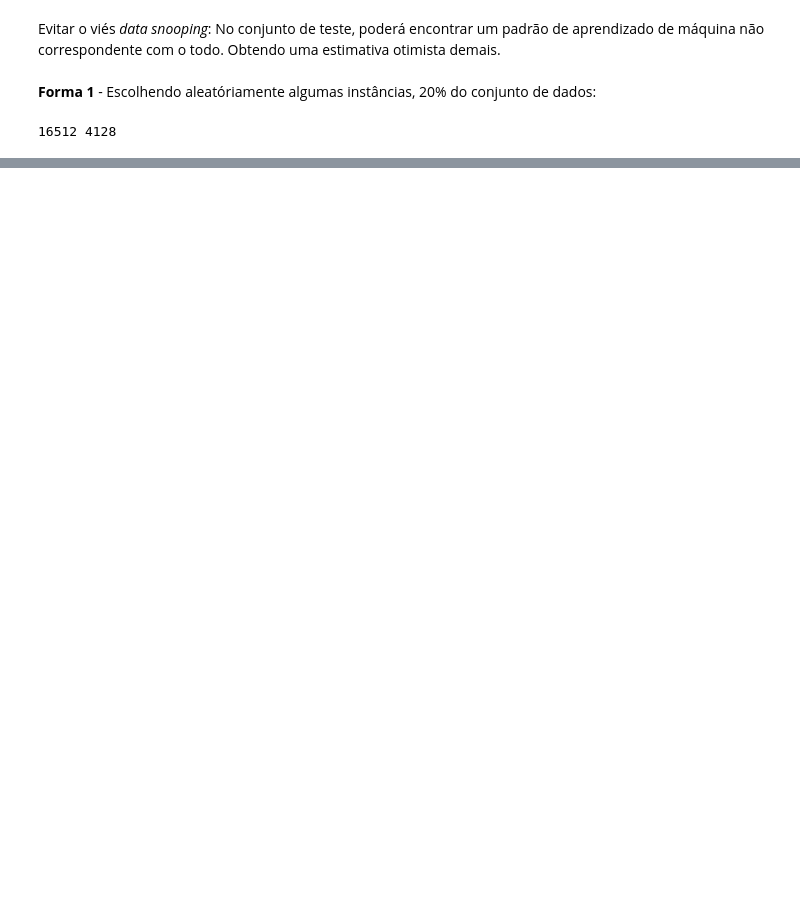
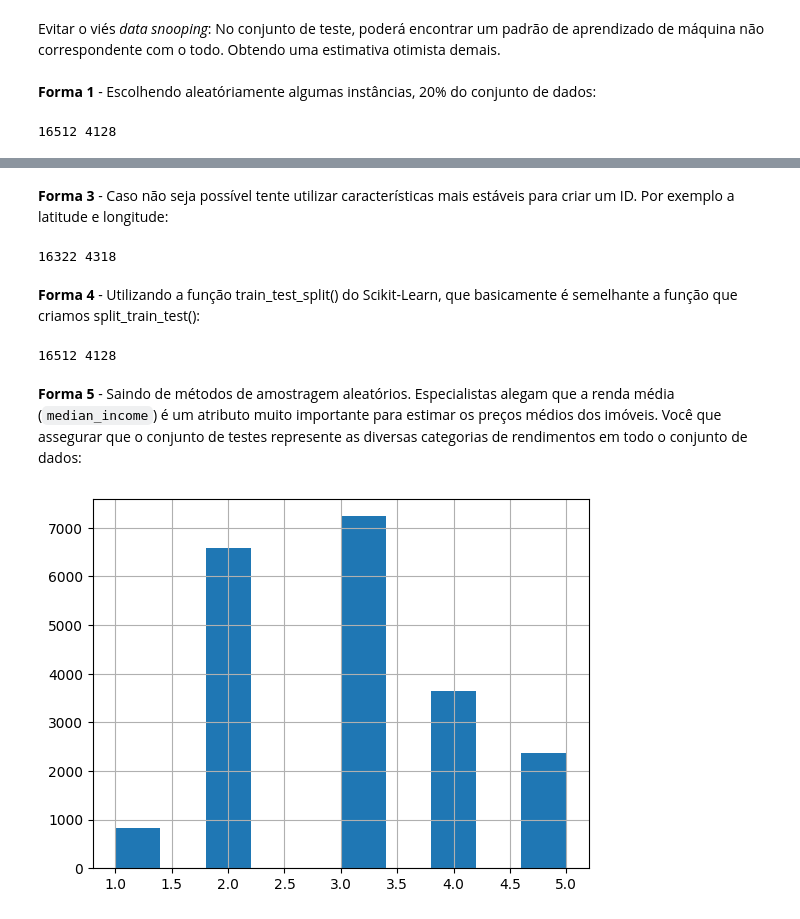
Before and after one commit to ThiagoSegato/livro-apredizado-de-maquina-scikit-learn-keras-tensorflow, a Jupyter notebook: chapter02.ipynb, the cells around one changed output, grey strips where cells are left out. Drawn from its saved outputs; the diff is of its cells as text; code cells hidden in the pictures; blank space fills up the shorter version.

```diff
--- a/chapter02.ipynb
+++ b/chapter02.ipynb
@@ -111,0 +133,25 @@ Name: count, dtype: int64
+# %% [markdown]
+<b>Forma 3</b> - Caso não seja possível tente utilizar características mais estáveis para criar um ID. Por exemplo a latitude e longitude:
+# %%
+housing_with_id['id'] = housing['longitude'] * 1000 + housing['latitude']
+train_set, test_set = split_train_test_by_id(housing_with_id, id_column='id')
+print(len(train_set), len(test_set))
+# %% [output]
+16322 4318
+# %% [markdown]
+<b>Forma 4</b> - Utilizando a função train_test_split() do Scikit-Learn, que basicamente é semelhante a função que criamos split_train_test():
+# %%
+train_set, test_set = train_test_split(housing, test_size=0.2, random_state=42)
+print(len(train_set), len(test_set))
+# %% [output]
+16512 4128
+# %% [markdown]
+<b>Forma 5</b> - Saindo de métodos de amostragem aleatórios. Especialistas alegam que a renda média (`median_income`) é um atributo muito importante para estimar os preços médios dos imóveis. Você que assegurar que o conjunto de testes represente as diversas categorias de rendimentos em todo o conjunto de dados:
+# %%
+housing['income_cat'] = pd.cut( housing['median_income'],
+                                bins=[0., 1.5, 3.0, 4.5, 6., np.inf],
+                                labels=[1, 2, 3, 4, 5])
+housing['income_cat'].hist()
+plt.show()
+# %% [output]
+[figure, added]
```
Also changed, not shown: parts of 23 cells of this notebook, 2 other files.
